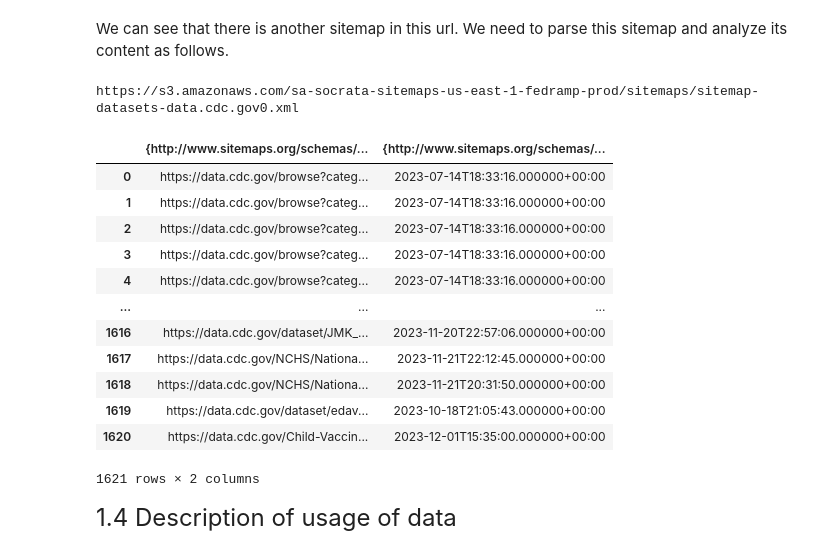
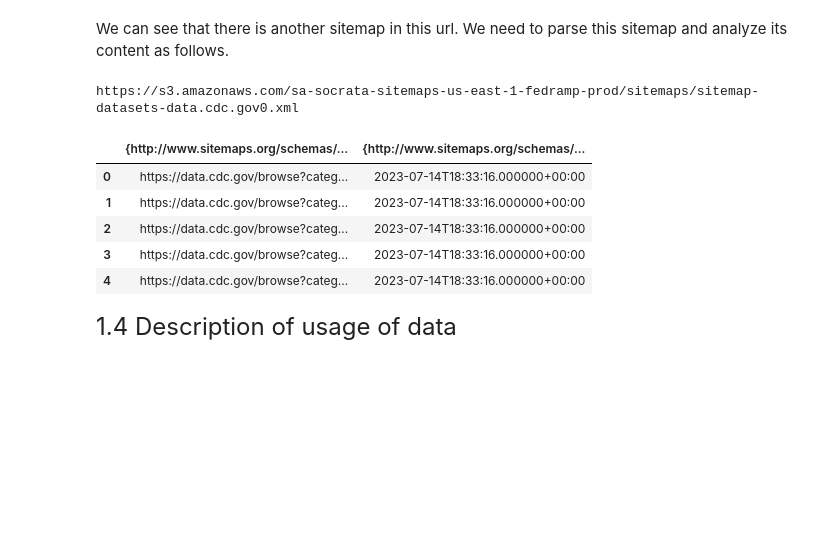
Before and after one commit to Zhengnan817/Project-2-Getting-Data-and-Analyze, a Jupyter notebook: project2_Getting_Data.ipynb, the cells around one changed output. Cells and saved outputs as stored; diff of their text form; code cells hidden in the pictures; blank space fills up the shorter version.

```diff
--- a/project2_Getting_Data.ipynb
+++ b/project2_Getting_Data.ipynb
@@ -36,22 +36,15 @@ We can see that there is another sitemap in this url. We need to parse this site
 # %%
 from src.project_source.xml_parsing import XML
 part_1 = XML()
-part_1.parse_xml()
+part_1.parse_xml().head()
 # %% [output]
 https://s3.amazonaws.com/sa-socrata-sitemaps-us-east-1-fedramp-prod/sitemaps/sitemap-datasets-data.cdc.gov0.xml
 |  | {http://www.sitemaps.org/schemas/... | {http://www.sitemaps.org/schemas/... |
 | 0 | https://data.cdc.gov/browse?categ... | 2023-07-14T18:33:16.000000+00:00 |
 | 1 | https://data.cdc.gov/browse?categ... | 2023-07-14T18:33:16.000000+00:00 |
 | 2 | https://data.cdc.gov/browse?categ... | 2023-07-14T18:33:16.000000+00:00 |
 | 3 | https://data.cdc.gov/browse?categ... | 2023-07-14T18:33:16.000000+00:00 |
 | 4 | https://data.cdc.gov/browse?categ... | 2023-07-14T18:33:16.000000+00:00 |
-| ... | ... | ... |
-| 1616 | https://data.cdc.gov/dataset/JMK_... | 2023-11-20T22:57:06.000000+00:00 |
-| 1617 | https://data.cdc.gov/NCHS/Nationa... | 2023-11-21T22:12:45.000000+00:00 |
-| 1618 | https://data.cdc.gov/NCHS/Nationa... | 2023-11-21T20:31:50.000000+00:00 |
-| 1619 | https://data.cdc.gov/dataset/edav... | 2023-10-18T21:05:43.000000+00:00 |
-| 1620 | https://data.cdc.gov/Child-Vaccin... | 2023-12-01T15:35:00.000000+00:00 |
-1621 rows × 2 columns
 # %% [markdown]
 <font size="5">1.4 Description of usage of data</font>
 # %% [markdown]
```
Also changed, not shown: parts of 5 cells of this notebook, 2 other files.
